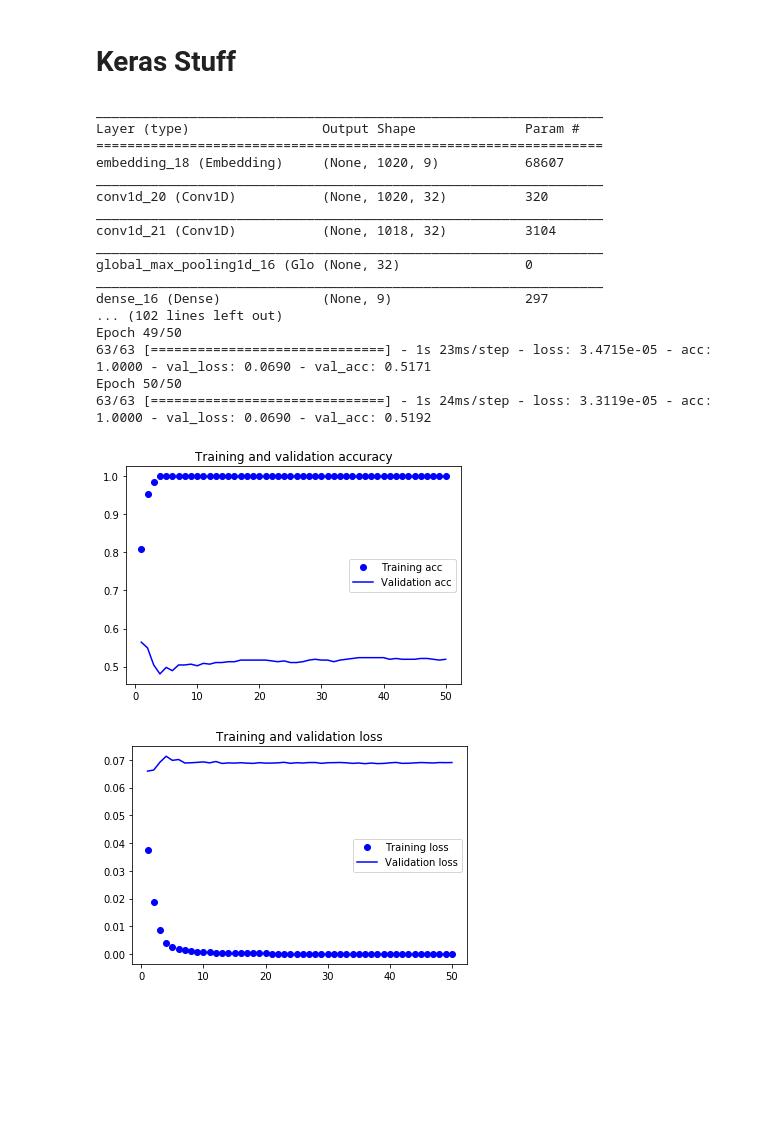
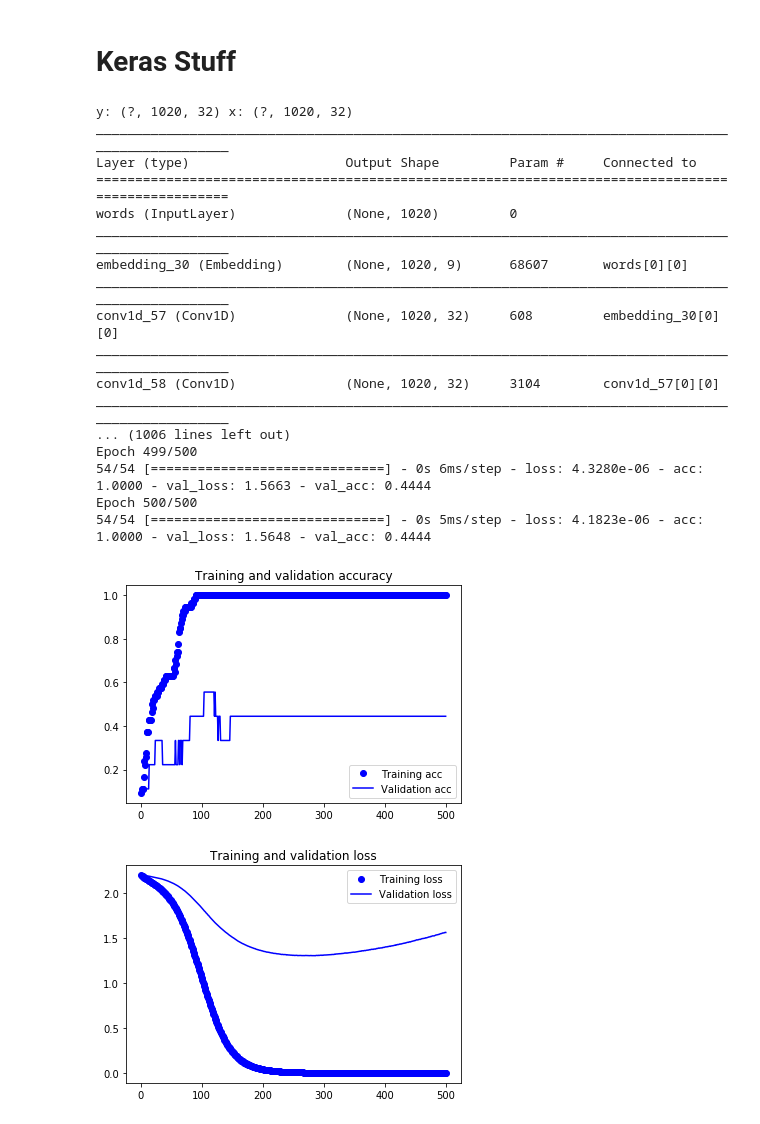
Before and after one commit to ErfanThinker/PAN19, a Jupyter notebook: my_solution.ipynb, the cells around one changed output. Cells and saved outputs as stored; diff of their text form; code cells hidden in the pictures; blank space fills up the shorter version.

```diff
--- a/my_solution.ipynb
+++ b/my_solution.ipynb
@@ -99,7 +100,7 @@ from keras import optimizers
 from keras.utils import to_categorical
 from keras_preprocessing.sequence import pad_sequences
 import matplotlib.pyplot as plt
-# from sklearn.model_selection import train_test_split
+from sklearn.model_selection import train_test_split
 
 
 
@@ -107,14 +108,18 @@ train_data = pad_sequences(train_tokenized_indexed, maxlen=maxlen)
 
 test_data = pad_sequences(test_tokenized_indexed, maxlen=maxlen)
 
-X_train, X_val, y_train, y_val = train_data, test_data, to_categorical(train_labels), to_categorical(test_labels)
-# X_train, X_val, y_train, y_val = train_test_split(train_data, train_labels,
-#                                                   test_size=0.28, random_state=2019,
-#                                                   stratify=train_labels)
+# X_train, X_val, y_train, y_val = train_data, test_data, to_categorical(train_labels), to_categorical(test_labels)
+X_train, X_val, y_train, y_val = train_test_split(train_data, train_labels,
+                                                  test_size=len(set(train_labels)), random_state=2019,
+                                                  stratify=train_labels)
 
-# y_train = to_categorical(y_train)
-# y_val = to_categorical(y_val)
+y_train = to_categorical(y_train)
+y_val = to_categorical(y_val)
+
+
 word_input_tensor = Input(shape=(maxlen,) , name='words')
+
+
 # model = Sequential()
 # model.add(layers.Embedding(w2d.word_embedding.shape[0], embedding_dim, input_length=maxlen))
 # model.add(layers.Conv1D(32, 1, activation='relu'))
@@ -127,76 +132,76 @@ word_input_tensor = Input(shape=(maxlen,) , name='words')
 # model.add(Dense(embedding_dim, activation='relu'))
 # model.add(layers.Dense(len(set(train_labels)), activation='softmax'))
 x = layers.Embedding(w2d.word_embedding.shape[0], embedding_dim, input_length=maxlen)(word_input_tensor)
-x = layers.Conv1D(32, 3, activation='relu')(x)
-x = layers.MaxPooling1D(2)(x)
-y = layers.Conv1D(32, 5, activation='relu')(x)
+x = layers.Conv1D(32, 2, activation='relu', padding='same')(x)
+# x = layers.MaxPooling1D(2)(x)
+y = layers.Conv1D(32, 3, activation='relu', padding='same')(x)
 # y = layers.MaxPooling1D(2)(y)
 # y = layers.Conv1D(32, 3, activation='relu')(y)
 # y = layers.MaxPooling1D(2)(y)
 # y = layers.Conv1D(32, 5, activation='relu')(y)
 # y = layers.MaxPooling1D(2)(y)
 # y = layers.Conv1D(32, 5, activation='relu')(y)
-y = layers.GlobalMaxPooling1D()(y)
+# y = layers.GlobalMaxPooling1D()(y)
 
+print('y:', y.shape, 'x:', x.shape)
+added = layers.add([y, x])
+answer = layers.GlobalMaxPooling1D()(added)
+answer = layers.Dense(len(set(train_labels)), activation='softmax')(answer)
 
-added = layers.add([y, x])
-
-answer = layers.Dense(len(set(train_labels)), activation='softmax')(added)
-
-model_f = Model(word_input_tensor, answer)
+model = Model(word_input_tensor, answer)
 model.summary()
 
 # model.layers[0].set_weights([w2d.word_embedding])
 # model.layers[0].trainable = False
 
-model.compile(optimizer=optimizers.Adam(lr=2e-4),
-              loss='mse',
+model.compile(optimizer=optimizers.Adam(lr=1e-4),
+              loss='categorical_crossentropy',
               metrics=['acc'])
 history = model.fit(X_train, y_train,
                     validation_data=(X_val, y_val),
-                    epochs=50,
+                    epochs=500,
                     batch_size=1)
 
 acc = history.history['acc']
 val_acc = history.history['val_acc']
 loss = history.history['loss']
 val_loss = history.history['val_loss']
 
 epochs = range(1, len(acc) + 1)
 
 plt.plot(epochs, acc, 'bo', label='Training acc')
 plt.plot(epochs, val_acc, 'b', label='Validation acc')
 plt.title('Training and validation accuracy')
 plt.legend()
 
 plt.figure()
 
 plt.plot(epochs, loss, 'bo', label='Training loss')
 plt.plot(epochs, val_loss, 'b', label='Validation loss')
 plt.title('Training and validation loss')
 plt.legend()
 
 plt.show()
 # %% [output]
-_________________________________________________________________
-Layer (type)                 Output Shape              Param #
-=================================================================
-embedding_18 (Embedding)     (None, 1020, 9)           68607
-_________________________________________________________________
-conv1d_20 (Conv1D)           (None, 1020, 32)          320
-_________________________________________________________________
-conv1d_21 (Conv1D)           (None, 1018, 32)          3104
-_________________________________________________________________
-global_max_pooling1d_16 (Glo (None, 32)                0
-_________________________________________________________________
-dense_16 (Dense)             (None, 9)                 297
-... (102 lines left out)
-Epoch 49/50
-63/63 [==============================] - 1s 23ms/step - loss: 3.4715e-05 - acc: 1.0000 - val_loss: 0.0690 - val_acc: 0.5171
-Epoch 50/50
-63/63 [==============================] - 1s 24ms/step - loss: 3.3119e-05 - acc: 1.0000 - val_loss: 0.0690 - val_acc: 0.5192
+y: (?, 1020, 32) x: (?, 1020, 32)
+__________________________________________________________________________________________________
+Layer (type)                    Output Shape         Param #     Connected to
+==================================================================================================
+words (InputLayer)              (None, 1020)         0
+__________________________________________________________________________________________________
+embedding_30 (Embedding)        (None, 1020, 9)      68607       words[0][0]
+__________________________________________________________________________________________________
+conv1d_57 (Conv1D)              (None, 1020, 32)     608         embedding_30[0][0]
+__________________________________________________________________________________________________
+conv1d_58 (Conv1D)              (None, 1020, 32)     3104        conv1d_57[0][0]
+__________________________________________________________________________________________________
+... (1006 lines left out)
+Epoch 499/500
+54/54 [==============================] - 0s 6ms/step - loss: 4.3280e-06 - acc: 1.0000 - val_loss: 1.5663 - val_acc: 0.4444
+Epoch 500/500
+54/54 [==============================] - 0s 5ms/step - loss: 4.1823e-06 - acc: 1.0000 - val_loss: 1.5648 - val_acc: 0.4444
-[figure, old version]
+[figure, new version]
-[figure, old version]
+[figure, new version]
 # %%
 from numpy.random import seed
 seed(1)
```
Also changed, not shown: parts of 2 cells of this notebook.
